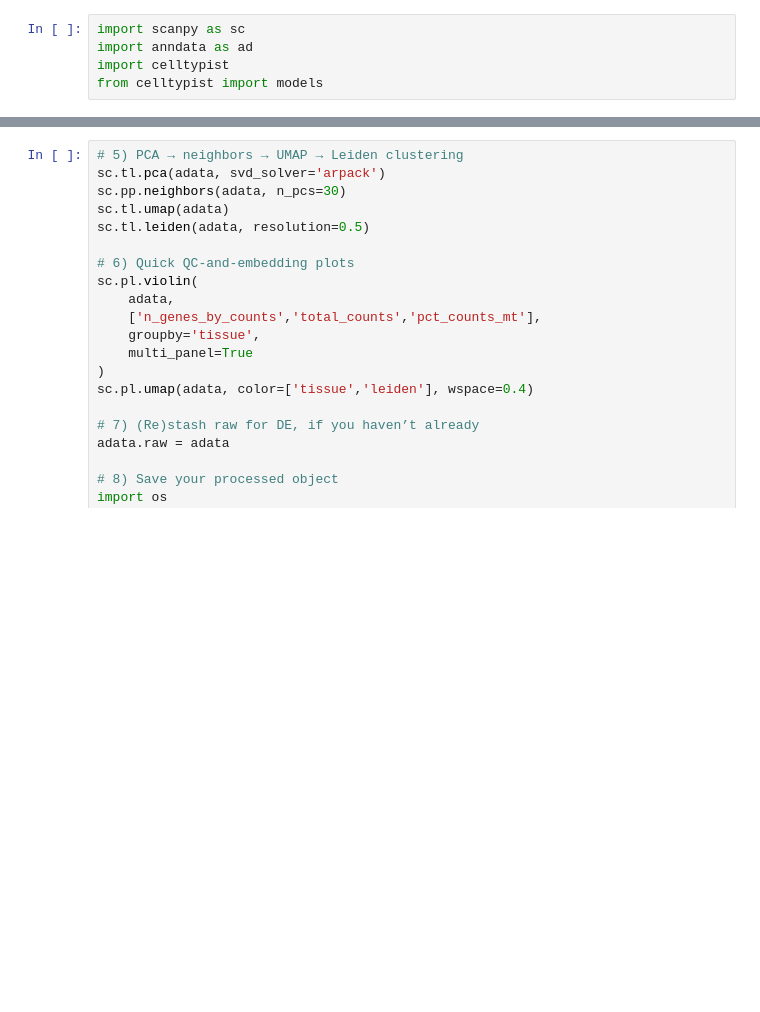
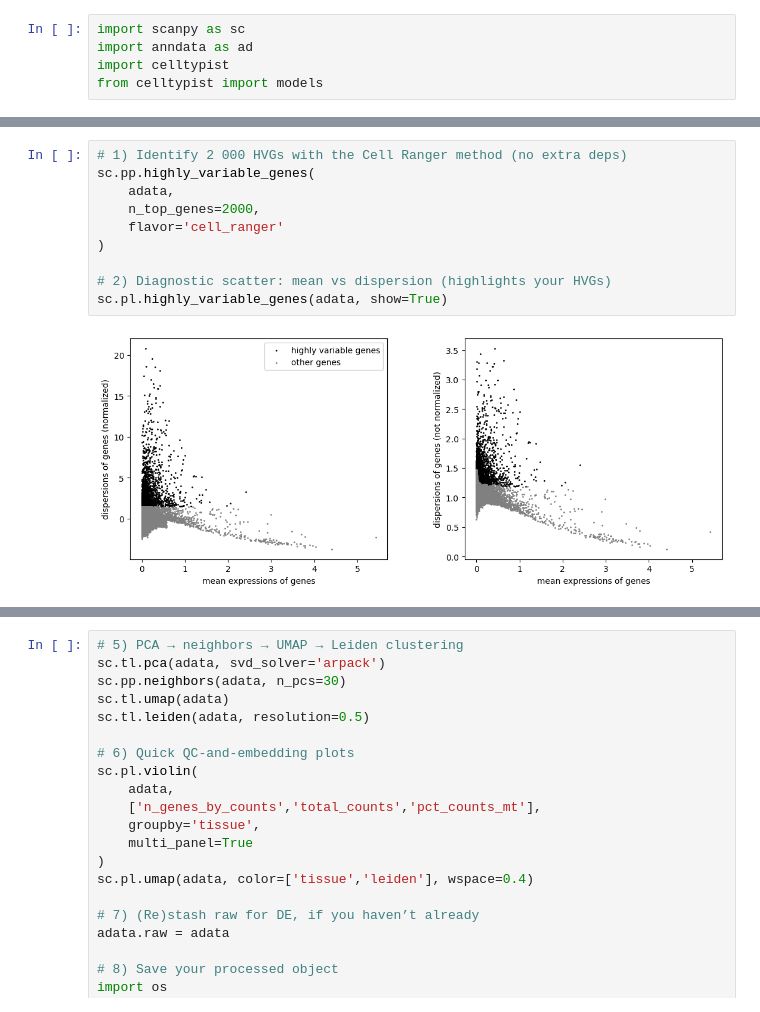
Before and after one commit to rinickulous/final2-project-scread, a Jupyter notebook: scanpy.ipynb, the cells around one changed output, grey strips where cells are left out. Drawn from its saved outputs; the diff is of its cells as text; blank space fills up the shorter version.

```diff
--- a/scanpy.ipynb
+++ b/scanpy.ipynb
@@ -82,0 +196,12 @@ adata.write_h5ad('results/combined_all_samples2.h5ad')
+# %%
+# 1) Identify 2 000 HVGs with the Cell Ranger method (no extra deps)
+sc.pp.highly_variable_genes(
+    adata,
+    n_top_genes=2000,
+    flavor='cell_ranger'
+)
+
+# 2) Diagnostic scatter: mean vs dispersion (highlights your HVGs)
+sc.pl.highly_variable_genes(adata, show=True)
+# %% [output]
+[figure, added]
```
Also changed, not shown: parts of 20 cells of this notebook, 8 other files.
